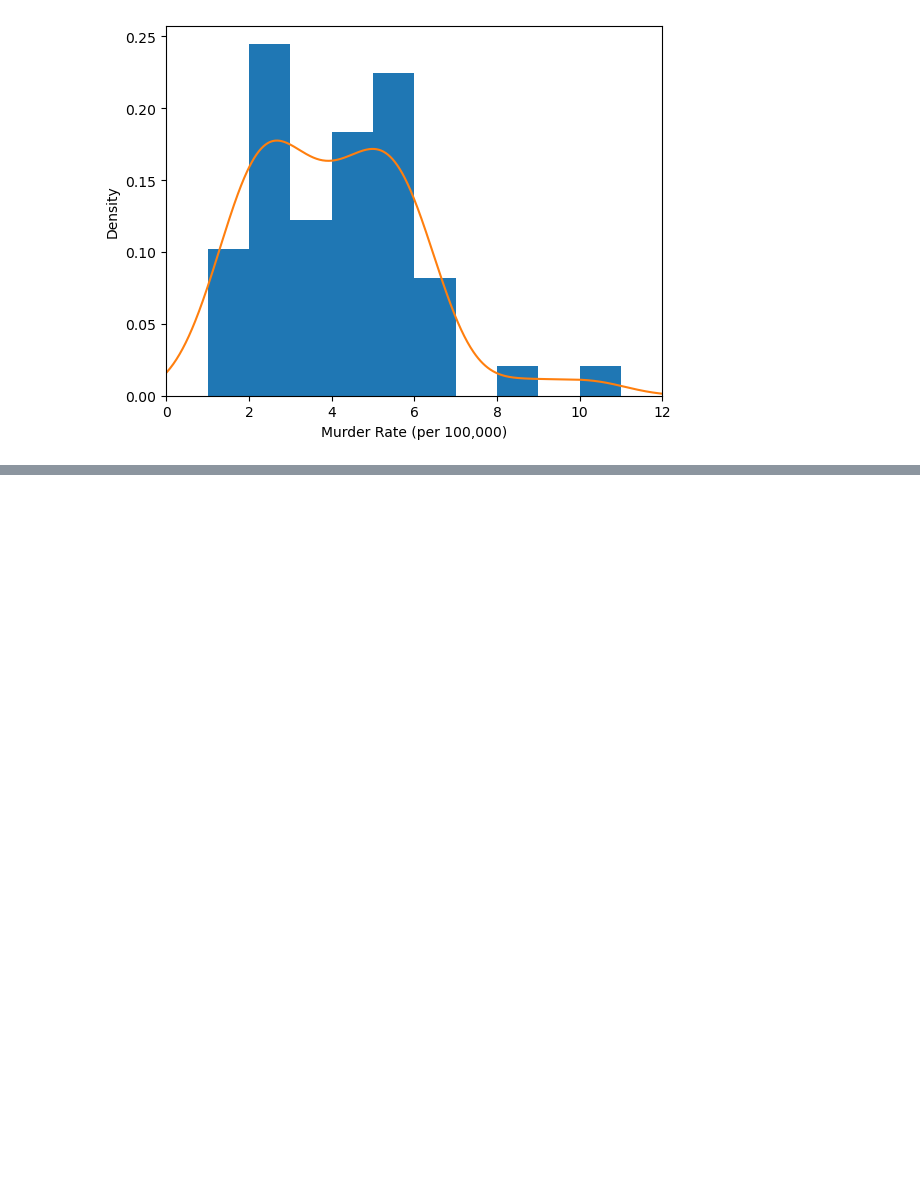
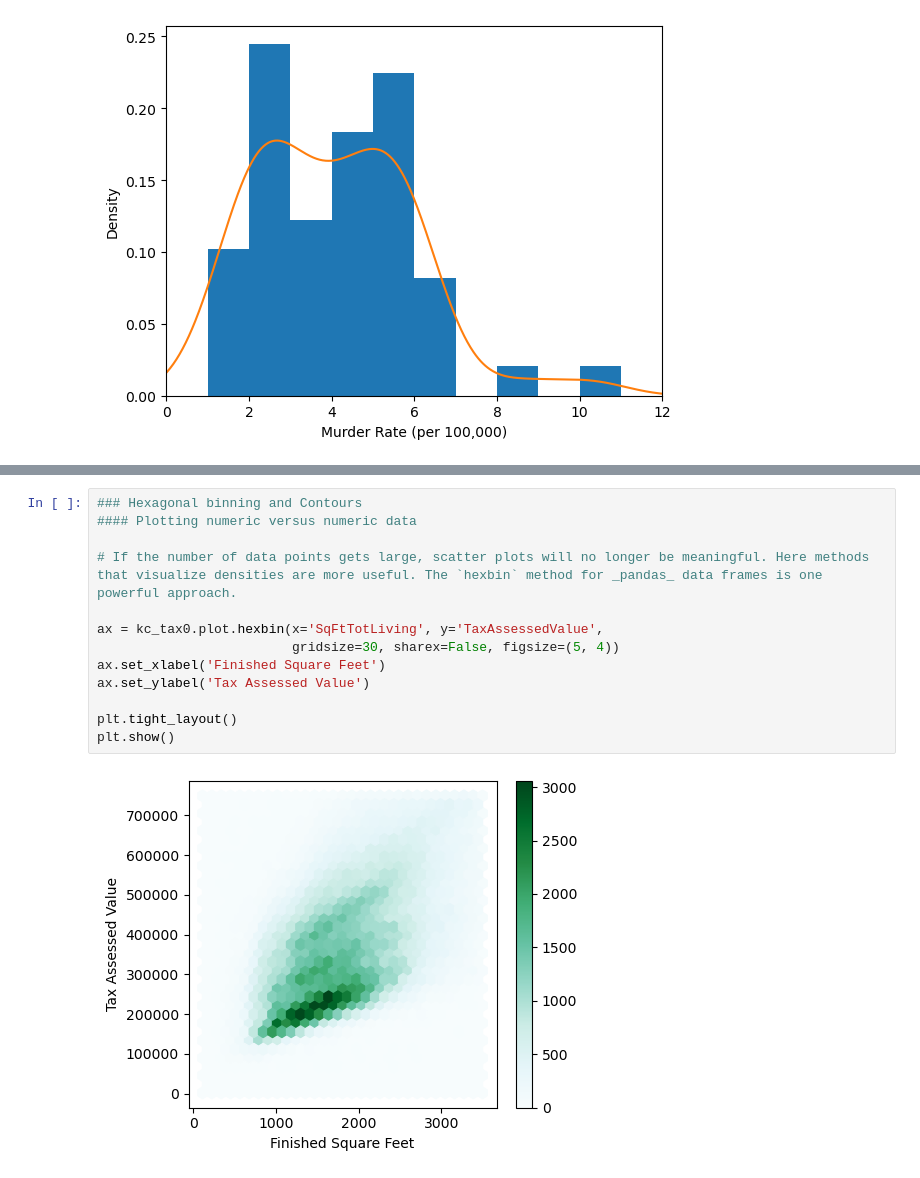
Before and after one commit to joshoandres13/pandas_practice, a Jupyter notebook: practical_statistics.ipynb, the cells around one changed output, grey strips where cells are left out. Drawn from its saved outputs; the diff is of its cells as text; blank space fills up the shorter version.

```diff
--- a/practical_statistics.ipynb
+++ b/practical_statistics.ipynb
@@ -137,0 +194,15 @@ Text(0, 0.5, 'Count')
+# %%
+### Hexagonal binning and Contours
+#### Plotting numeric versus numeric data
+
+# If the number of data points gets large, scatter plots will no longer be meaningful. Here methods that visualize densities are more useful. The `hexbin` method for _pandas_ data frames is one powerful approach.
+
+ax = kc_tax0.plot.hexbin(x='SqFtTotLiving', y='TaxAssessedValue',
+                         gridsize=30, sharex=False, figsize=(5, 4))
+ax.set_xlabel('Finished Square Feet')
+ax.set_ylabel('Tax Assessed Value')
+
+plt.tight_layout()
+plt.show()
+# %% [output]
+[figure, added]
```
Also changed, not shown: parts of 22 cells of this notebook.
